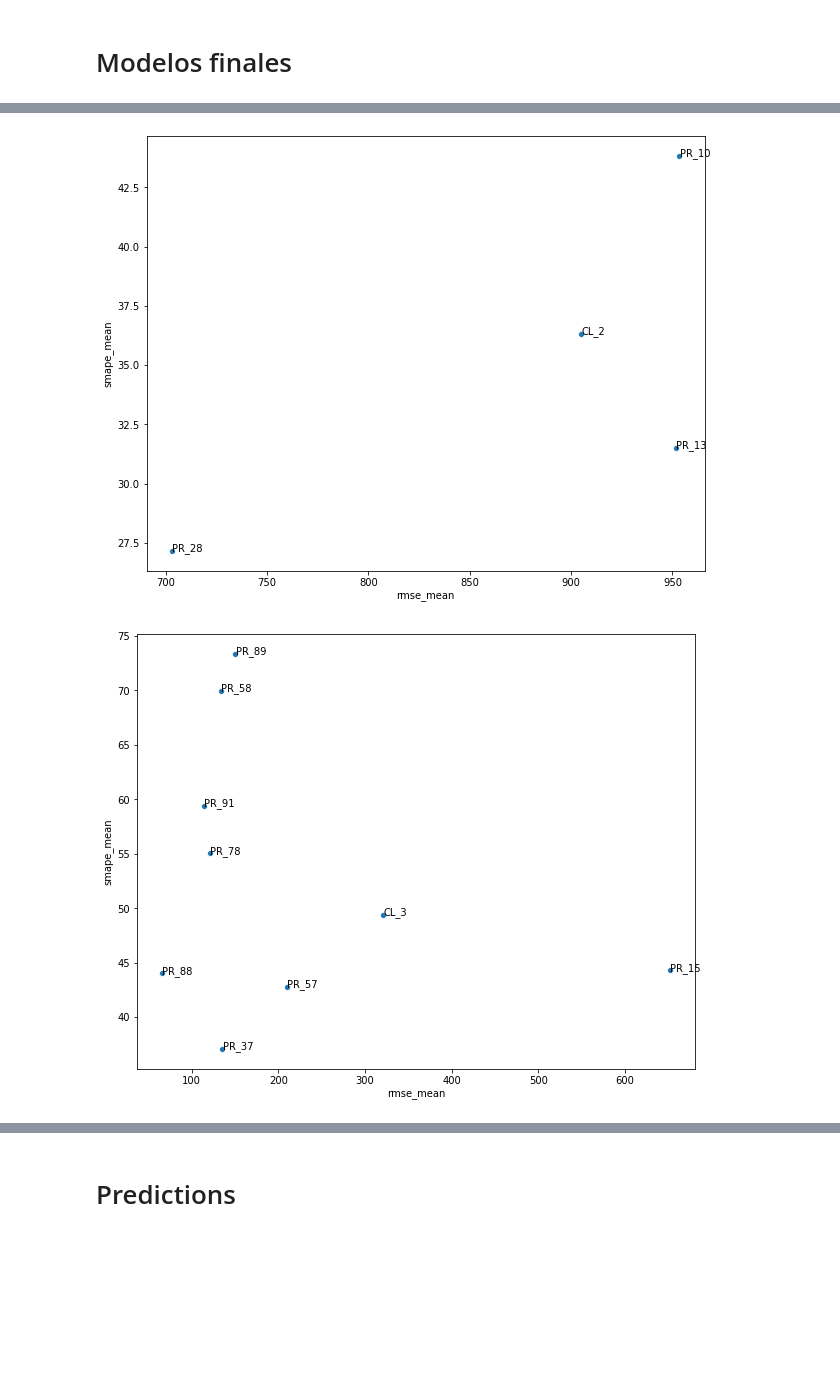
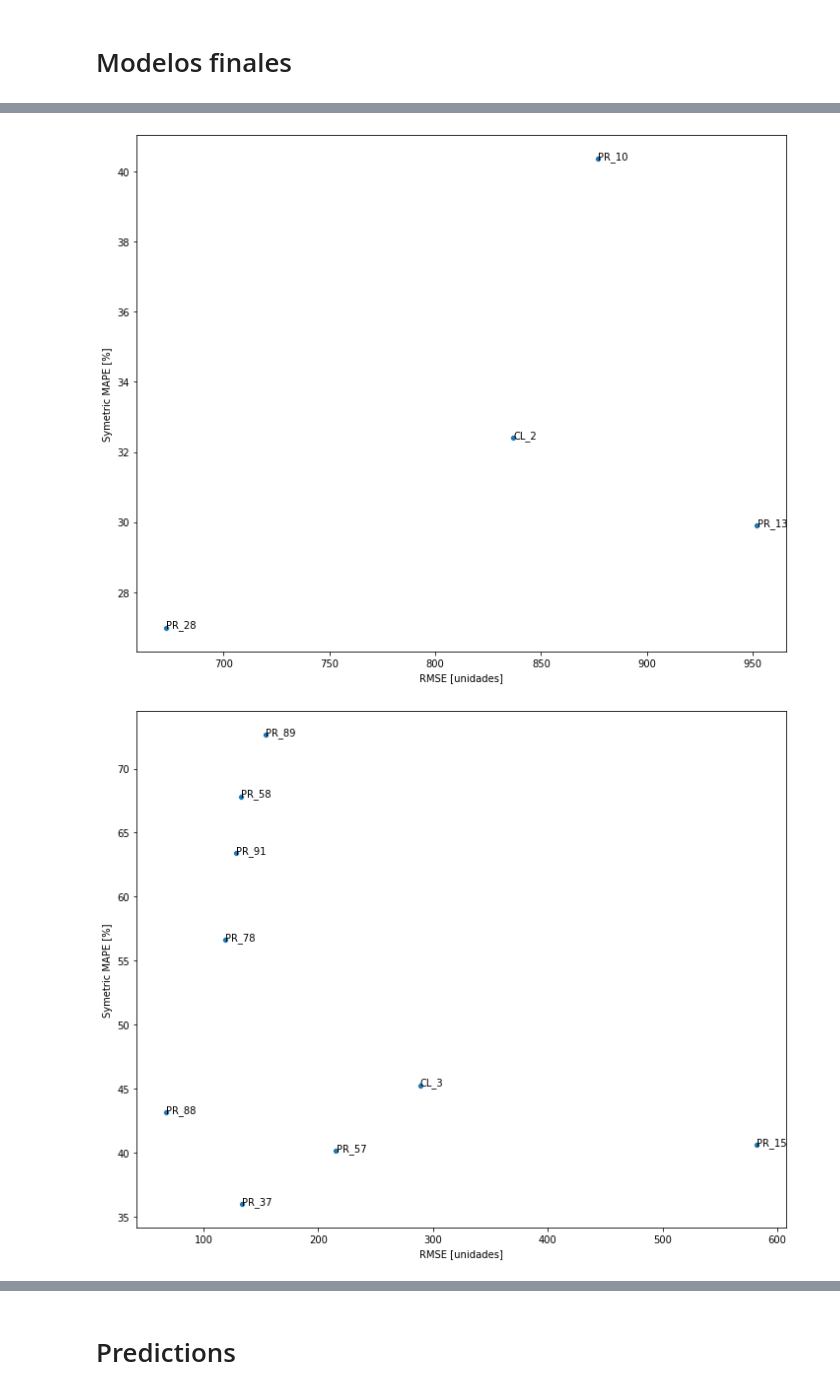
Before and after one commit to PLombao/TFM_StockForecast, a Jupyter notebook: notebooks/Comparativa_Modelos.ipynb, the cells around one changed output, grey strips where cells are left out. Cells and saved outputs as stored; diff of their text form; code cells hidden in the pictures; blank space fills up the shorter version.

```diff
--- a/notebooks/Comparativa_Modelos.ipynb
+++ b/notebooks/Comparativa_Modelos.ipynb
@@ -189,7 +191,7 @@ models = [
 main_df = load_data()
 
 full_data = pd.DataFrame({})
-for prod in ["48"]:
+for prod in main_df.producto.unique():
     data = main_df.loc[main_df.stockMissingType == 0].reset_index(drop=True)
     data = data.loc[data.producto == prod]
     data = prepare_train_data(data)
@@ -571,5 +556,8 @@ for modelo in list(config):
             y = data.loc[idx, "smape_mean"]
             label = data.loc[idx, "modelo"]
             plt.text(x+0.2, y, label )
+        plt.tight_layout()
+        plt.ylabel("Symetric MAPE [%]")
+        plt.xlabel("RMSE [unidades]")
         plt.savefig("reports/final_models_{}.png".format(modelo))
 # %% [output]
@@ -577,2 +565,2 @@ for modelo in list(config):
-[figure, old version]
+[figure, new version]
-[figure, old version]
+[figure, new version]
```
Also changed, not shown: parts of 10 cells of this notebook, 31 other files.
